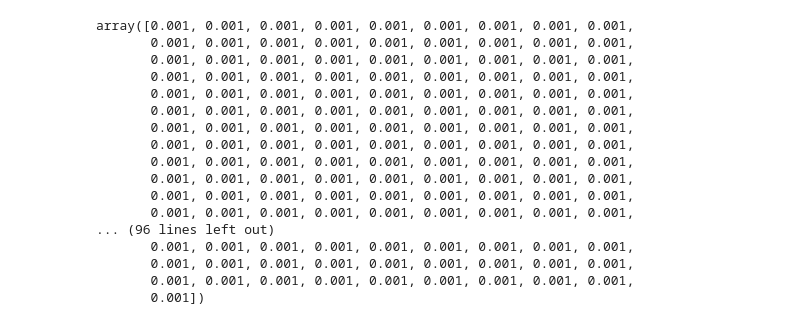
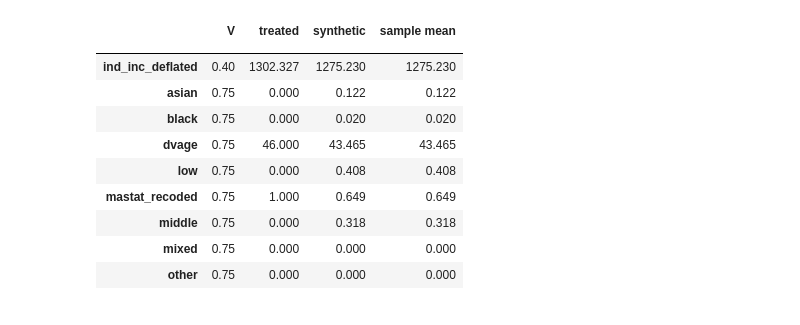
Before and after one commit to centre-for-care/costofcare, a Jupyter notebook: nsc.ipynb, the cells around one changed output. Cells and saved outputs as stored; diff of their text form; code cells hidden in the pictures.

```diff
--- a/nsc.ipynb
+++ b/nsc.ipynb
@@ -57,20 +122,0 @@ synth.gaps_plot(time_period=range(2010, 2018), treatment_time=2014)
-# %%
-pen.W
-# %% [output]
-array([0.001, 0.001, 0.001, 0.001, 0.001, 0.001, 0.001, 0.001, 0.001,
-       0.001, 0.001, 0.001, 0.001, 0.001, 0.001, 0.001, 0.001, 0.001,
-       0.001, 0.001, 0.001, 0.001, 0.001, 0.001, 0.001, 0.001, 0.001,
-       0.001, 0.001, 0.001, 0.001, 0.001, 0.001, 0.001, 0.001, 0.001,
-       0.001, 0.001, 0.001, 0.001, 0.001, 0.001, 0.001, 0.001, 0.001,
-       0.001, 0.001, 0.001, 0.001, 0.001, 0.001, 0.001, 0.001, 0.001,
-       0.001, 0.001, 0.001, 0.001, 0.001, 0.001, 0.001, 0.001, 0.001,
-       0.001, 0.001, 0.001, 0.001, 0.001, 0.001, 0.001, 0.001, 0.001,
-       0.001, 0.001, 0.001, 0.001, 0.001, 0.001, 0.001, 0.001, 0.001,
-       0.001, 0.001, 0.001, 0.001, 0.001, 0.001, 0.001, 0.001, 0.001,
-       0.001, 0.001, 0.001, 0.001, 0.001, 0.001, 0.001, 0.001, 0.001,
-       0.001, 0.001, 0.001, 0.001, 0.001, 0.001, 0.001, 0.001, 0.001,
-... (96 lines left out)
-       0.001, 0.001, 0.001, 0.001, 0.001, 0.001, 0.001, 0.001, 0.001,
-       0.001, 0.001, 0.001, 0.001, 0.001, 0.001, 0.001, 0.001, 0.001,
-       0.001, 0.001, 0.001, 0.001, 0.001, 0.001, 0.001, 0.001, 0.001,
-       0.001])
@@ -76,0 +171,14 @@ array([0.001, 0.001, 0.001, 0.001, 0.001, 0.001, 0.001, 0.001, 0.001,
+# %%
+synth.summary()
+# %% [output]
+|  | V | treated | synthetic | sample mean |
+|  |  |  |  |  |
+| ind_inc_deflated | 0.40 | 1302.327 | 1275.230 | 1275.230 |
+| asian | 0.75 | 0.000 | 0.122 | 0.122 |
+| black | 0.75 | 0.000 | 0.020 | 0.020 |
+| dvage | 0.75 | 46.000 | 43.465 | 43.465 |
+| low | 0.75 | 0.000 | 0.408 | 0.408 |
+| mastat_recoded | 0.75 | 1.000 | 0.649 | 0.649 |
+| middle | 0.75 | 0.000 | 0.318 | 0.318 |
+| mixed | 0.75 | 0.000 | 0.000 | 0.000 |
+| other | 0.75 | 0.000 | 0.000 | 0.000 |
```
Also changed, not shown: parts of 17 cells of this notebook, 3 other files.
